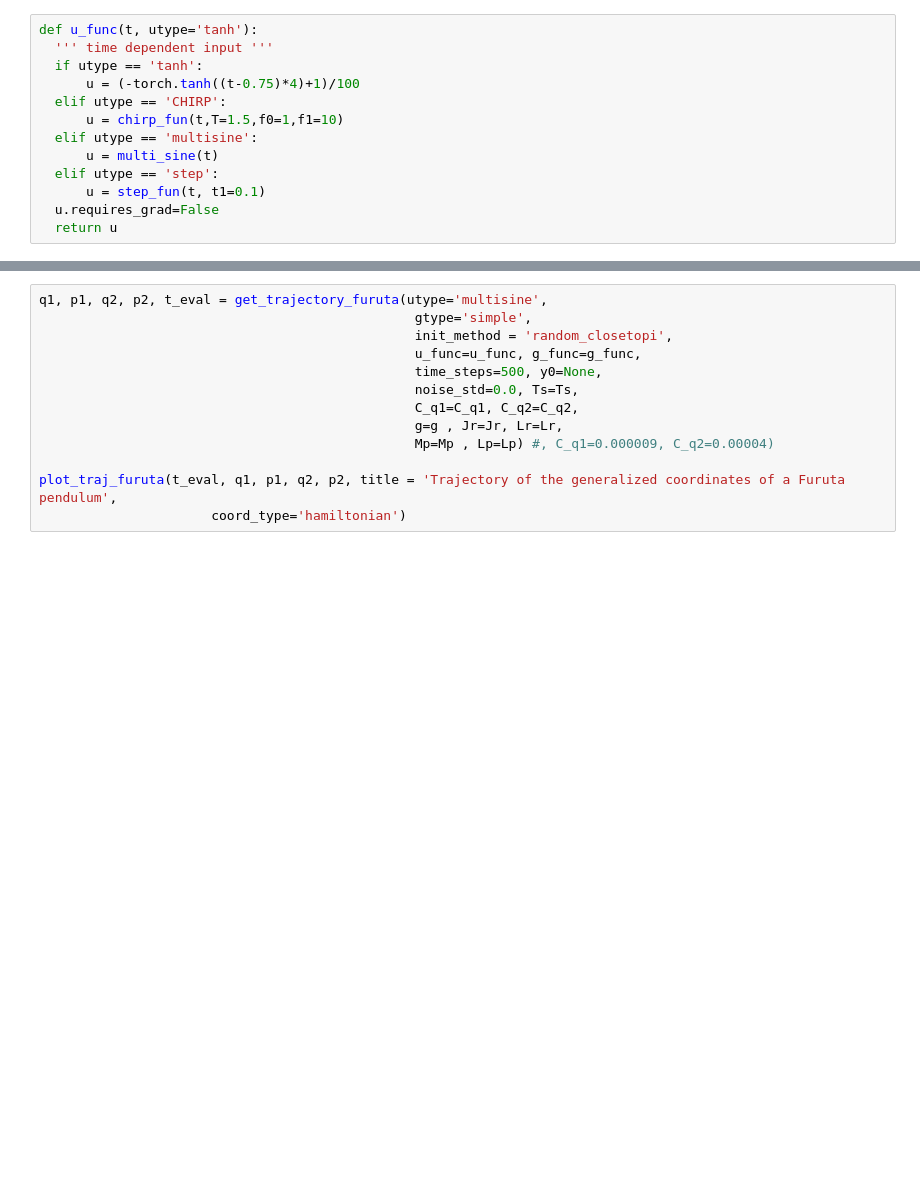
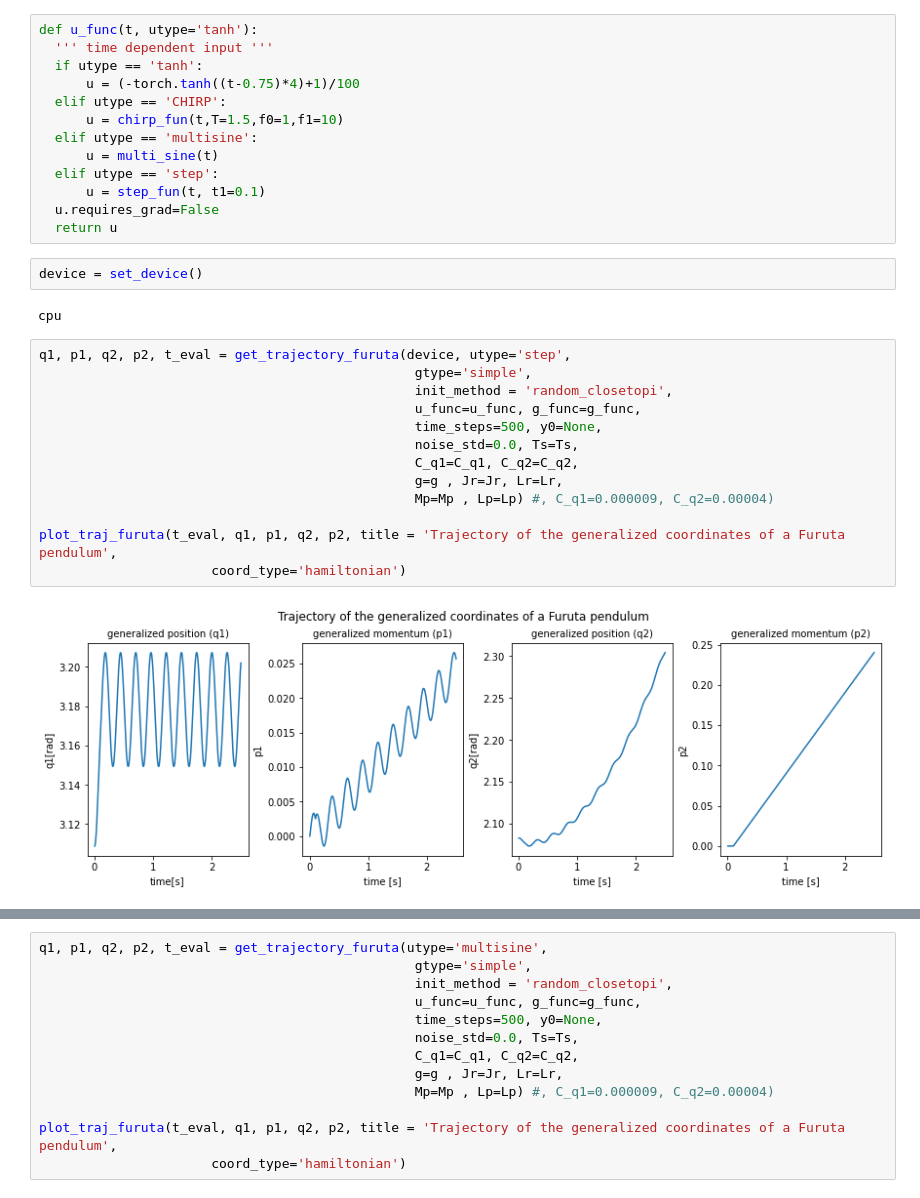
Before and after one commit to unesmu/SP-learning-hamiltonian-functions-from-data, a Jupyter notebook: notebooks/0_Furuta_Data.ipynb, the cells around one changed output, grey strips where cells are left out. Drawn from its saved outputs; the diff is of its cells as text; blank space fills up the shorter version.

```diff
--- a/notebooks/0_Furuta_Data.ipynb
+++ b/notebooks/0_Furuta_Data.ipynb
@@ -82,3 +85,22 @@ def u_func(t, utype='tanh'):
       u = step_fun(t, t1=0.1)
   u.requires_grad=False
   return u
+# %%
+device = set_device()
+# %% [output]
+cpu
+# %%
+q1, p1, q2, p2, t_eval = get_trajectory_furuta(device, utype='step',
+                                                gtype='simple',
+                                                init_method = 'random_closetopi',
+                                                u_func=u_func, g_func=g_func,
+                                                time_steps=500, y0=None,
+                                                noise_std=0.0, Ts=Ts,
+                                                C_q1=C_q1, C_q2=C_q2,
+                                                g=g , Jr=Jr, Lr=Lr,
+                                                Mp=Mp , Lp=Lp) #, C_q1=0.000009, C_q2=0.00004)
+
+plot_traj_furuta(t_eval, q1, p1, q2, p2, title = 'Trajectory of the generalized coordinates of a Furuta pendulum',
+                      coord_type='hamiltonian')
+# %% [output]
+[figure, added]
```
Also changed, not shown: parts of 2 cells of this notebook.
